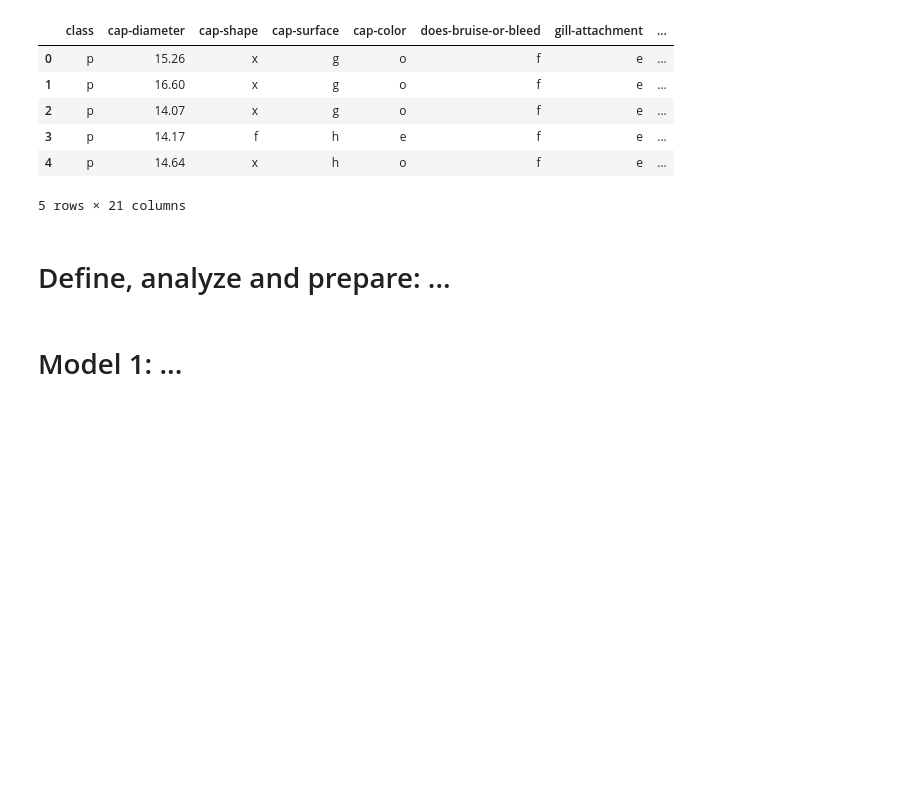
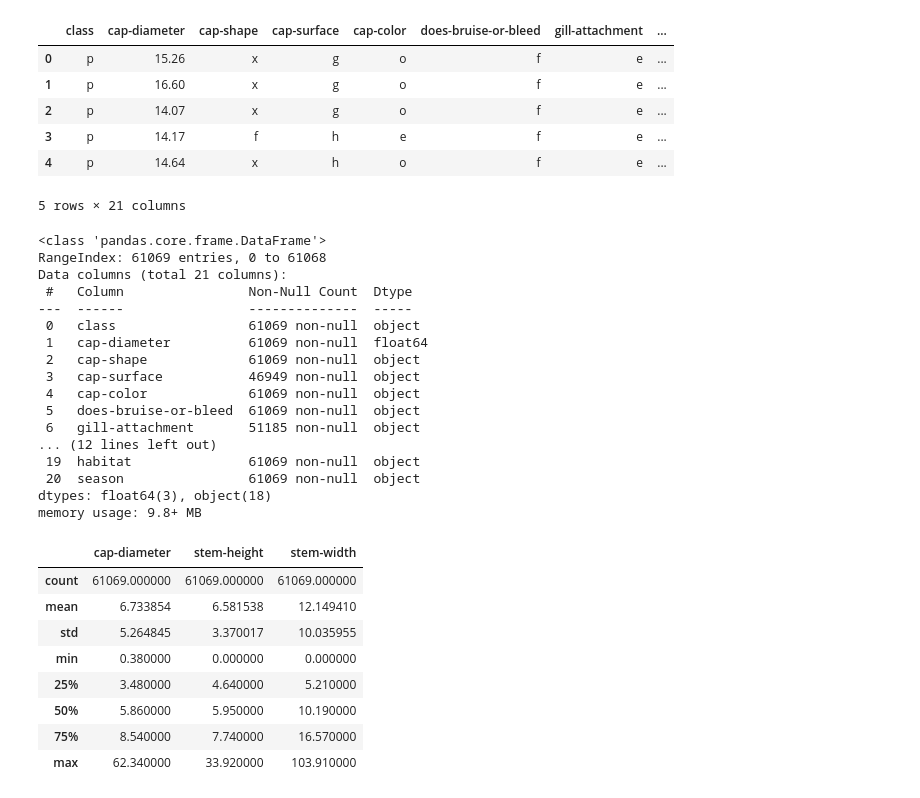
Before and after one commit to huaxel/mushroom-ai, a Jupyter notebook: Assignment.ipynb, the cells around one changed output. Cells and saved outputs as stored; diff of their text form; code cells hidden in the pictures; blank space fills up the shorter version.

```diff
--- a/Assignment.ipynb
+++ b/Assignment.ipynb
@@ -68,7 +135,33 @@ mushroom.head()
 | 3 | p | 14.17 | f | h | e | f | e | ... |
 | 4 | p | 14.64 | x | h | o | f | e | ... |
 5 rows × 21 columns
-# %% [markdown]
-# Define, analyze and prepare: ...
-# %% [markdown]
-# Model 1: ...
+# %%
+mushroom.info()
+mushroom.describe()
+# %% [output]
+<class 'pandas.core.frame.DataFrame'>
+RangeIndex: 61069 entries, 0 to 61068
+Data columns (total 21 columns):
+ #   Column                Non-Null Count  Dtype
+---  ------                --------------  -----
+ 0   class                 61069 non-null  object
+ 1   cap-diameter          61069 non-null  float64
+ 2   cap-shape             61069 non-null  object
+ 3   cap-surface           46949 non-null  object
+ 4   cap-color             61069 non-null  object
+ 5   does-bruise-or-bleed  61069 non-null  object
+ 6   gill-attachment       51185 non-null  object
+... (12 lines left out)
+ 19  habitat               61069 non-null  object
+ 20  season                61069 non-null  object
+dtypes: float64(3), object(18)
+memory usage: 9.8+ MB
+|  | cap-diameter | stem-height | stem-width |
+| count | 61069.000000 | 61069.000000 | 61069.000000 |
+| mean | 6.733854 | 6.581538 | 12.149410 |
+| std | 5.264845 | 3.370017 | 10.035955 |
+| min | 0.380000 | 0.000000 | 0.000000 |
+| 25% | 3.480000 | 4.640000 | 5.210000 |
+| 50% | 5.860000 | 5.950000 | 10.190000 |
+| 75% | 8.540000 | 7.740000 | 16.570000 |
+| max | 62.340000 | 33.920000 | 103.910000 |
```
Also changed, not shown: parts of 78 cells of this notebook.
